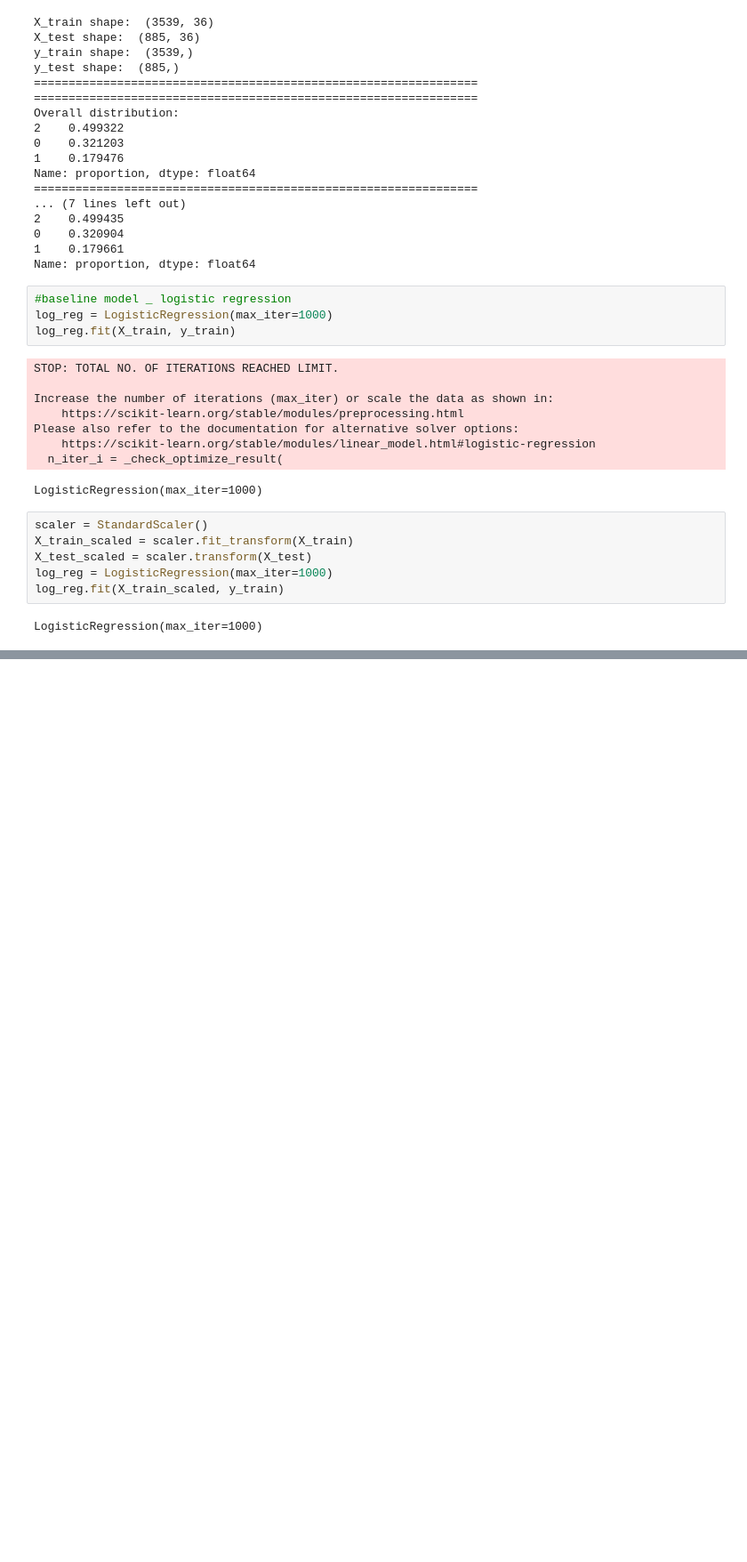
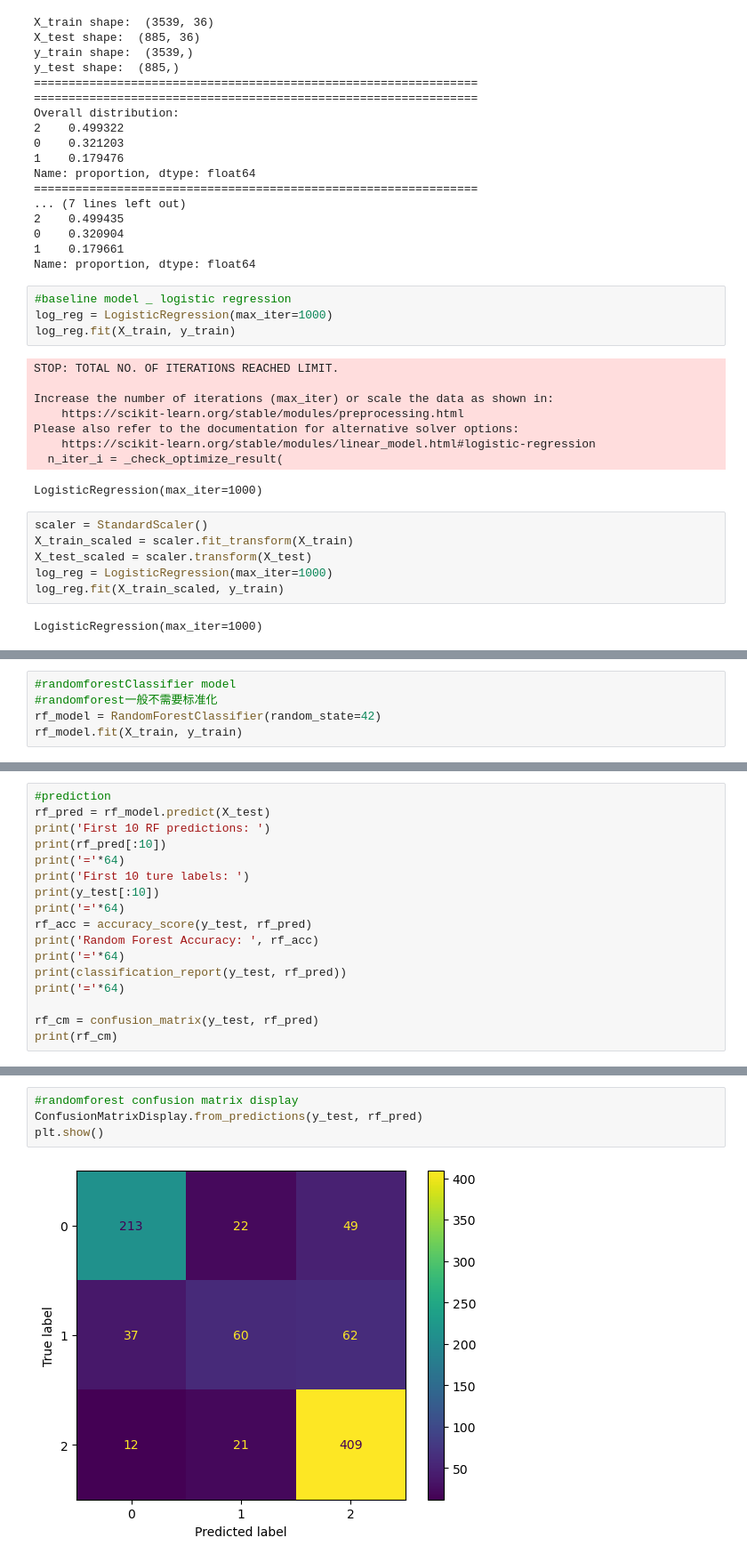
Before and after one commit to Jpuirgn/ML_student_risk_prediction, a Jupyter notebook: notebooks/student_risk_prediction.ipynb, the cells around one changed output, grey strips where cells are left out. Shown at 89% size. Cells and saved outputs as stored; diff of their text form; blank space fills up the shorter version.

Commit message:
model evaluate

```diff
--- a/notebooks/student_risk_prediction.ipynb
+++ b/notebooks/student_risk_prediction.ipynb
@@ -224,0 +270,5 @@ LogisticRegression(max_iter=1000)
+# %%
+#randomforestClassifier model
+#randomforest一般不需要标准化
+rf_model = RandomForestClassifier(random_state=42)
+rf_model.fit(X_train, y_train)
@@ -224,0 +277,17 @@ LogisticRegression(max_iter=1000)
+# %%
+#prediction
+rf_pred = rf_model.predict(X_test)
+print('First 10 RF predictions: ')
+print(rf_pred[:10])
+print('='*64)
+print('First 10 ture labels: ')
+print(y_test[:10])
+print('='*64)
+rf_acc = accuracy_score(y_test, rf_pred)
+print('Random Forest Accuracy: ', rf_acc)
+print('='*64)
+print(classification_report(y_test, rf_pred))
+print('='*64)
+
+rf_cm = confusion_matrix(y_test, rf_pred)
+print(rf_cm)
@@ -224,0 +312,6 @@ LogisticRegression(max_iter=1000)
+# %%
+#randomforest confusion matrix display
+ConfusionMatrixDisplay.from_predictions(y_test, rf_pred)
+plt.show()
+# %% [output]
+[figure, added]
```
Also changed, not shown: parts of 10 cells of this notebook.
